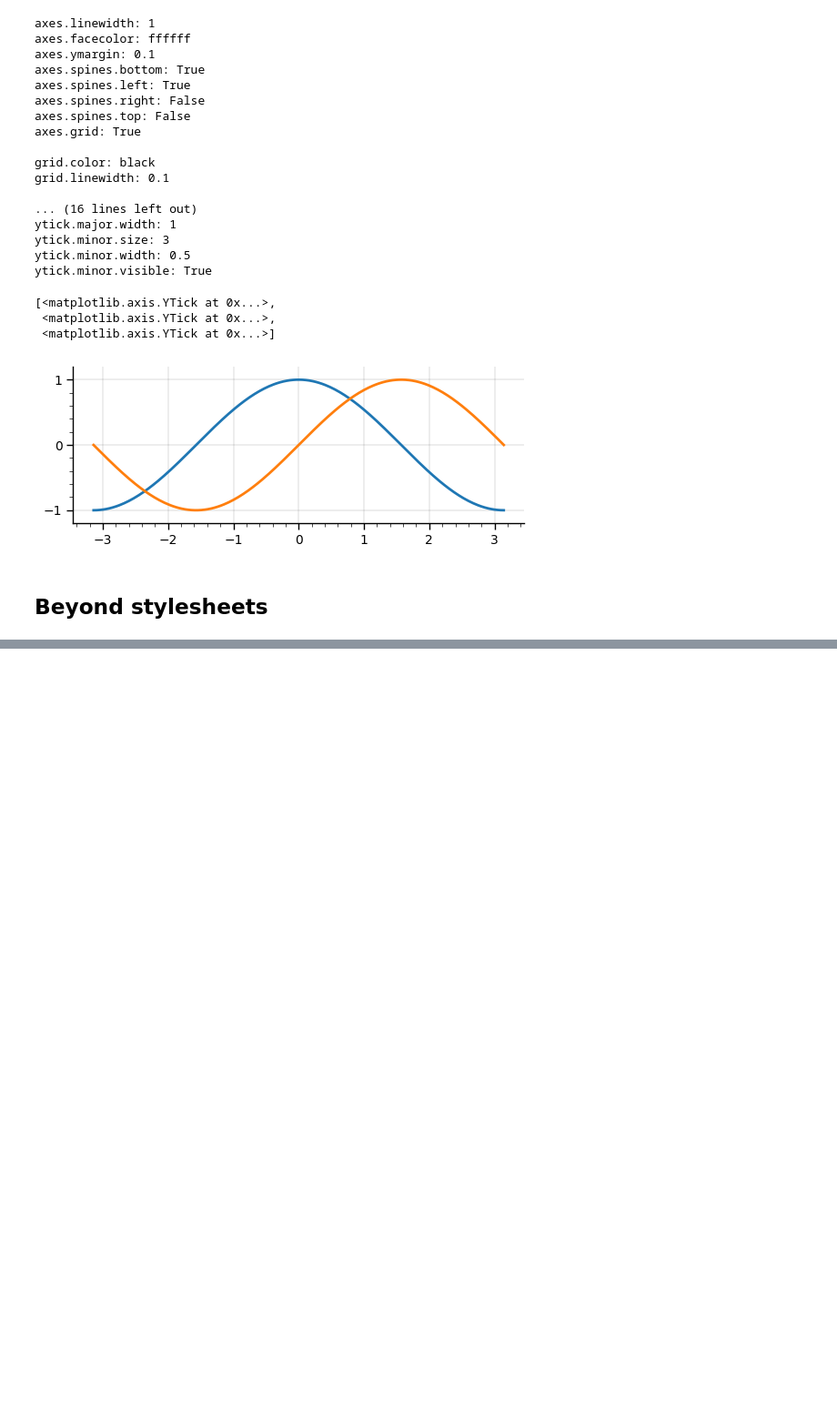
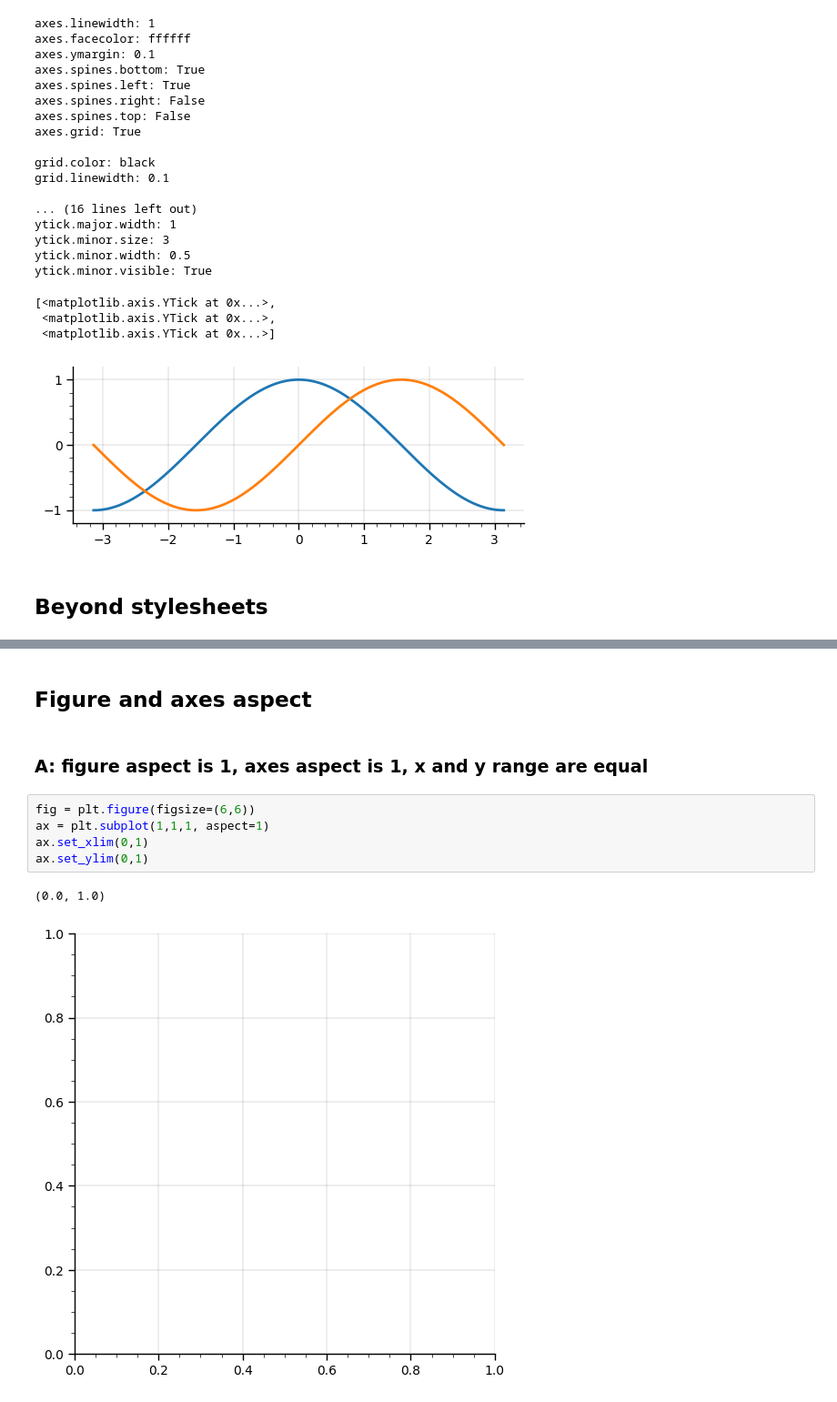
Before and after one commit to romz-pl/Jupyter-Python, a Jupyter notebook: 04-matplotlib/matplotlib.ipynb, the cells around one changed output, grey strips where cells are left out. Shown at 91% size. Cells and saved outputs as stored; diff of their text form; blank space fills up the shorter version.

Commit message:
Figure aspect and axes aspect

```diff
--- a/04-matplotlib/matplotlib.ipynb
+++ b/04-matplotlib/matplotlib.ipynb
@@ -202,3 +203,15 @@ ytick.minor.width: 0.5
 ytick.minor.visible: True
 [<matplotlib.lines.Line2D at 0x...>]
 [figure]
+# %% [markdown]
+## Figure and axes aspect
+# %% [markdown]
+### A: figure aspect is 1, axes aspect is 1, x and y range are equal
+# %%
+fig = plt.figure(figsize=(6,6))
+ax = plt.subplot(1,1,1, aspect=1)
+ax.set_xlim(0,1)
+ax.set_ylim(0,1)
+# %% [output]
+(0.0, 1.0)
+[figure, added]
```
Also changed, not shown: parts of 17 cells of this notebook.
